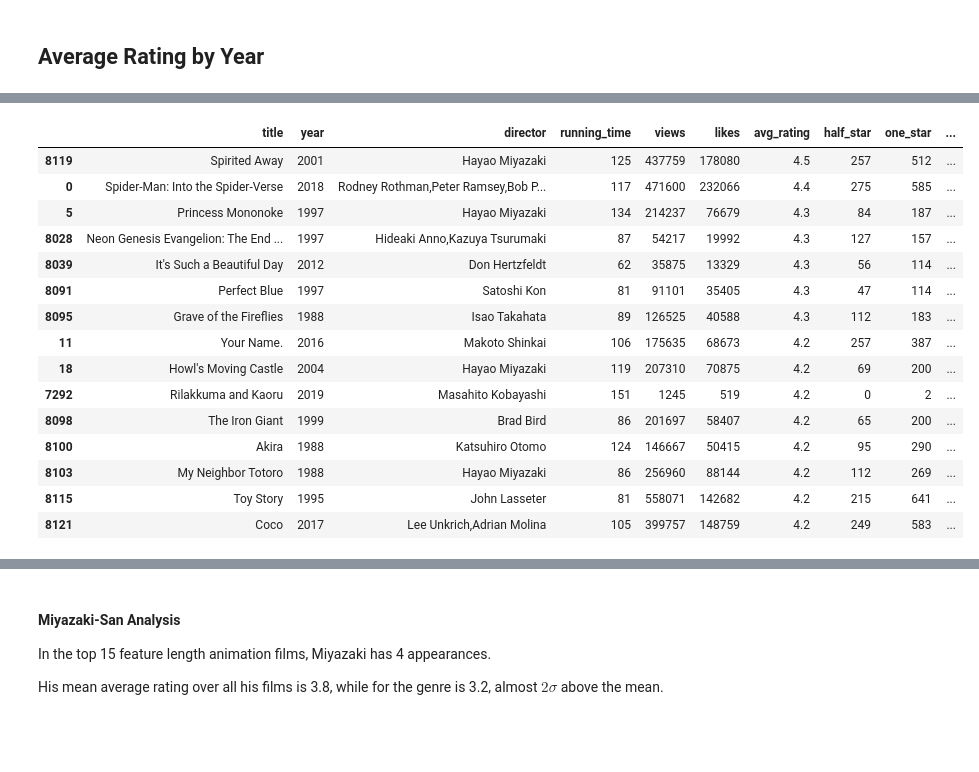
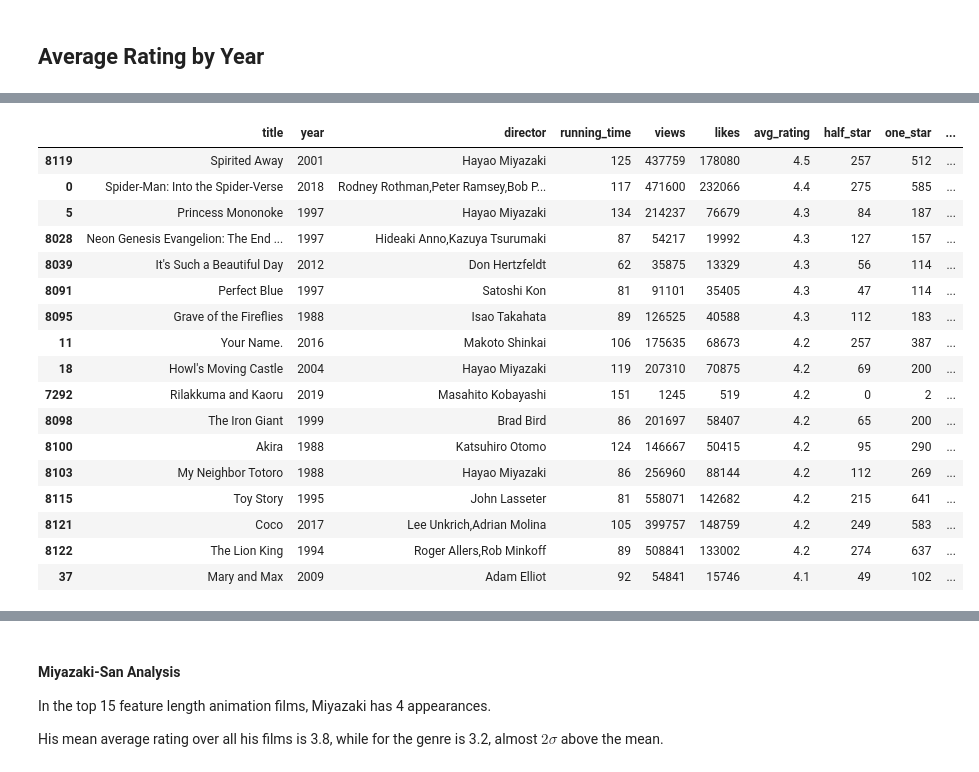
Before and after one commit to andresdha/Letterboxd_Data, a Jupyter notebook: Letterboxd Data Analysis.ipynb, the cells around one changed output, grey strips where cells are left out. Cells and saved outputs as stored; diff of their text form; code cells hidden in the pictures; blank space fills up the shorter version.

```diff
--- a/Letterboxd Data Analysis.ipynb
+++ b/Letterboxd Data Analysis.ipynb
@@ -159,0 +166,5 @@ thriller.describe(include='all')
+# %%
+animation.dropna(axis=0, inplace=True)
+horror.dropna(axis=0, inplace=True)
+scifi.dropna(axis=0, inplace=True)
+thriller.dropna(axis=0, inplace=True)
@@ -159,0 +175,2 @@ thriller.describe(include='all')
+# %%
+animation = animation[(50 <= animation.running_time) & (animation.running_time <= 240)]
@@ -159,0 +192,4 @@ thriller.describe(include='all')
+# %%
+# Remove Over the Garden Wall and FLCL
+
+animation.drop([25, 90], axis=0, inplace=True)
@@ -160,9 +251,4 @@ thriller.describe(include='all')
 # %%
-animation.fillna(0, inplace=True)
-horror.fillna(0, inplace=True)
-scifi.fillna(0, inplace=True)
-thriller.fillna(0, inplace=True)
-
 animation['year'] = animation['year'].astype(int)
 horror['year'] = horror['year'].astype(int)
 scifi['year'] = scifi['year'].astype(int)
@@ -407,21 +504,22 @@ Mention Into the spiderverse! Didnt annotate to avoid clutter
 # %%
 top_animation = animation[(animation.running_time >= 60) & (animation.running_time <= 180)].nlargest(17, 'avg_rating')
-top_animation.drop([25,90], axis=0, inplace=True)
 top_animation
 # %% [output]
 |  | title | year | director | running_time | views | likes | avg_rating | half_star | one_star | ... |
 | 8119 | Spirited Away | 2001 | Hayao Miyazaki | 125 | 437759 | 178080 | 4.5 | 257 | 512 | ... |
 | 0 | Spider-Man: Into the Spider-Verse | 2018 | Rodney Rothman,Peter Ramsey,Bob P... | 117 | 471600 | 232066 | 4.4 | 275 | 585 | ... |
 | 5 | Princess Mononoke | 1997 | Hayao Miyazaki | 134 | 214237 | 76679 | 4.3 | 84 | 187 | ... |
 | 8028 | Neon Genesis Evangelion: The End ... | 1997 | Hideaki Anno,Kazuya Tsurumaki | 87 | 54217 | 19992 | 4.3 | 127 | 157 | ... |
 | 8039 | It's Such a Beautiful Day | 2012 | Don Hertzfeldt | 62 | 35875 | 13329 | 4.3 | 56 | 114 | ... |
 | 8091 | Perfect Blue | 1997 | Satoshi Kon | 81 | 91101 | 35405 | 4.3 | 47 | 114 | ... |
 | 8095 | Grave of the Fireflies | 1988 | Isao Takahata | 89 | 126525 | 40588 | 4.3 | 112 | 183 | ... |
 | 11 | Your Name. | 2016 | Makoto Shinkai | 106 | 175635 | 68673 | 4.2 | 257 | 387 | ... |
 | 18 | Howl's Moving Castle | 2004 | Hayao Miyazaki | 119 | 207310 | 70875 | 4.2 | 69 | 200 | ... |
 | 7292 | Rilakkuma and Kaoru | 2019 | Masahito Kobayashi | 151 | 1245 | 519 | 4.2 | 0 | 2 | ... |
 | 8098 | The Iron Giant | 1999 | Brad Bird | 86 | 201697 | 58407 | 4.2 | 65 | 200 | ... |
 | 8100 | Akira | 1988 | Katsuhiro Otomo | 124 | 146667 | 50415 | 4.2 | 95 | 290 | ... |
 | 8103 | My Neighbor Totoro | 1988 | Hayao Miyazaki | 86 | 256960 | 88144 | 4.2 | 112 | 269 | ... |
 | 8115 | Toy Story | 1995 | John Lasseter | 81 | 558071 | 142682 | 4.2 | 215 | 641 | ... |
 | 8121 | Coco | 2017 | Lee Unkrich,Adrian Molina | 105 | 399757 | 148759 | 4.2 | 249 | 583 | ... |
+| 8122 | The Lion King | 1994 | Roger Allers,Rob Minkoff | 89 | 508841 | 133002 | 4.2 | 274 | 637 | ... |
+| 37 | Mary and Max | 2009 | Adam Elliot | 92 | 54841 | 15746 | 4.1 | 49 | 102 | ... |
```
Also changed, not shown: parts of 69 cells of this notebook, 4 other files.
